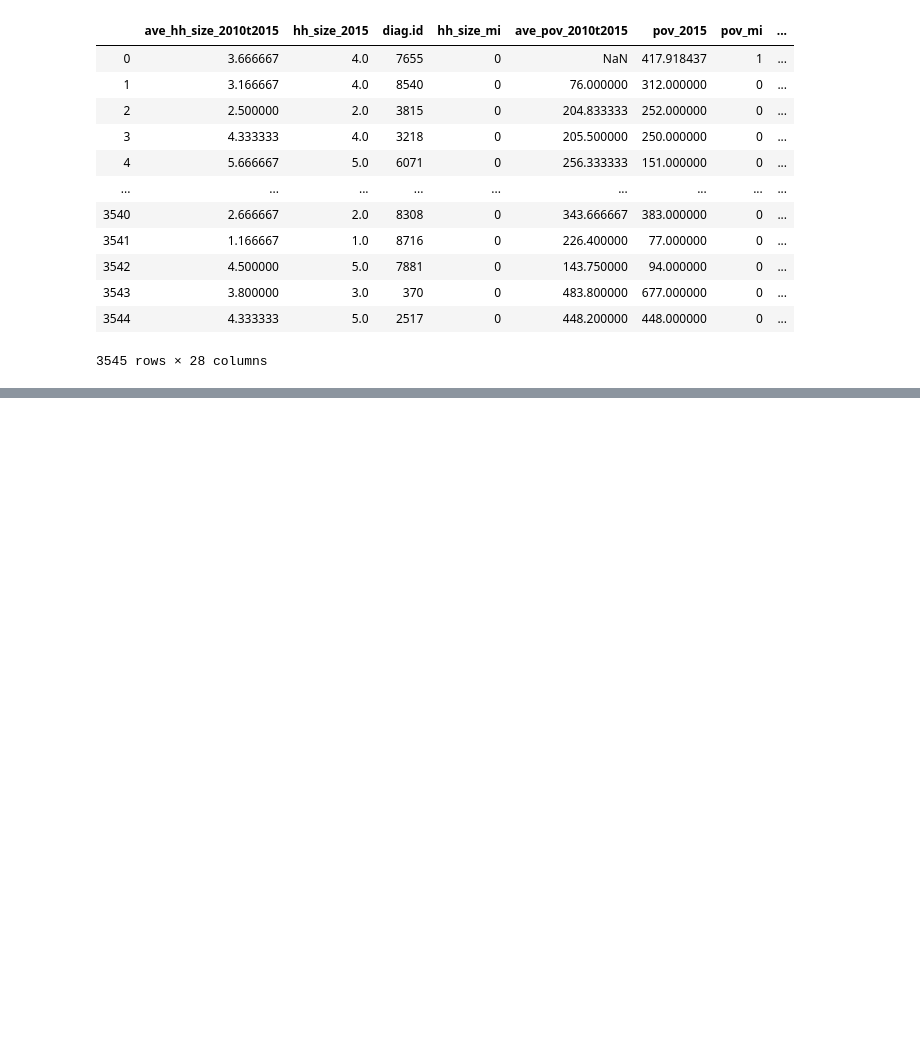
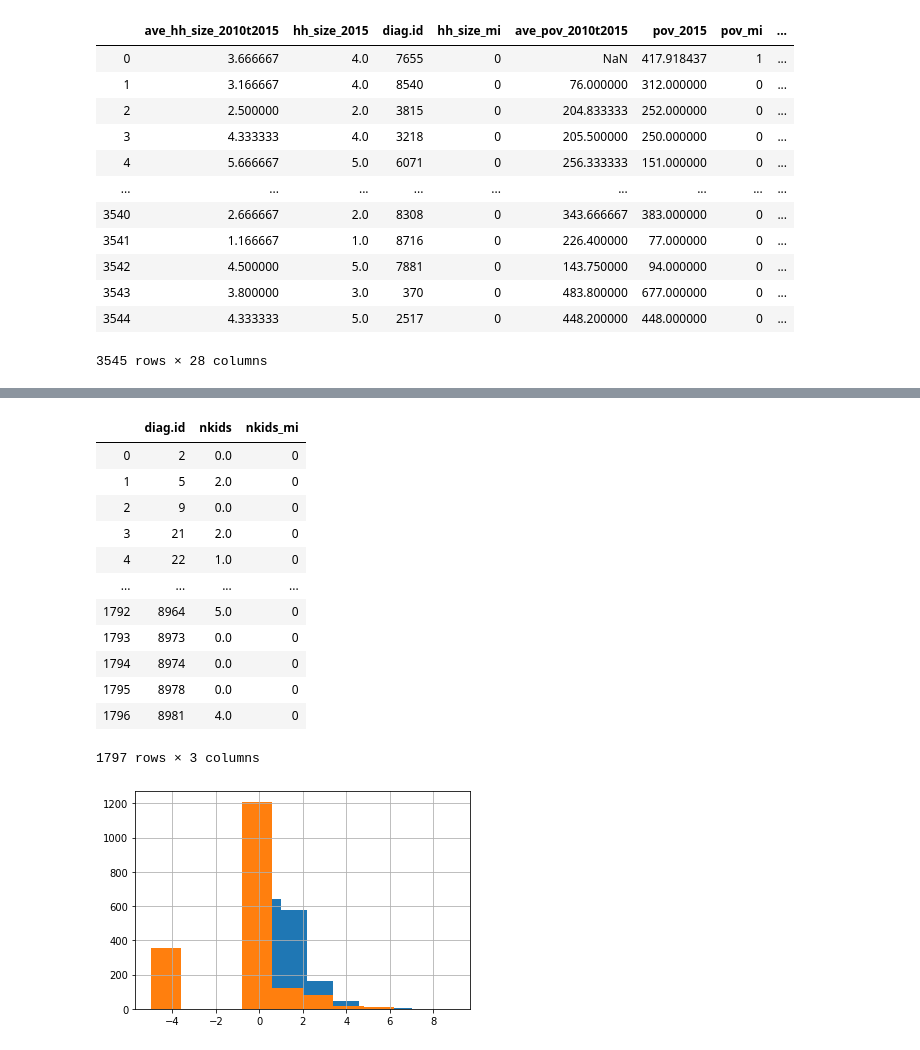
Before and after one commit to lucasmation/MLapp-yhat-challenge, a Jupyter notebook: Part1.ipynb, the cells around one changed output, grey strips where cells are left out. Cells and saved outputs as stored; diff of their text form; code cells hidden in the pictures; blank space fills up the shorter version.

Commit message:
modified notbooks for trianing and data cleaning
#1  upload new notebooks

```diff
--- a/Part1.ipynb
+++ b/Part1.ipynb
@@ -802,0 +821,4 @@ final_data_train
+# %%
+test_data = pd.read_csv('nlsy test set.csv')
+# %%
+test_data['status of respond'] = 'Responded'
@@ -802,0 +908,37 @@ final_data_train
+# %%
+data_kids_hh = test_data[(test_data['status of respond']=='Responded')]
+data_kids_hh = data_kids_hh[['diag.id','U0014800']]
+data_kids_hh['U0014800'] = np.where(data_kids_hh['U0014800']==-4,0,data_kids_hh['U0014800'])
+data_kids_hh['U0014800_temp'] = np.where(data_kids_hh['U0014800']==-3,np.nan,data_kids_hh['U0014800'])
+data_kids_hh['U0014800_missing'] = np.where(data_kids_hh['U0014800']==-3,1,0)
+data_kids_hh['U0014800'] = np.where(data_kids_hh['U0014800']==-3,data_kids_hh['U0014800_temp'].mean(),data_kids_hh['U0014800'])
+data_kids_hh['U0014800'].hist()
+
+
+data_kids_nhh = test_data[(test_data['status of respond']=='Responded')]
+data_kids_nhh = data_kids_nhh[['diag.id','U0014900']]
+data_kids_nhh['U0014900'] = np.where(data_kids_nhh['U0014900']==-4,0,data_kids_nhh['U0014900'])
+data_kids_nhh['U0014900_temp'] = np.where(data_kids_nhh['U0014900']==-3,np.nan,data_kids_nhh['U0014900'])
+data_kids_nhh['U0014900_missing'] = np.where(data_kids_nhh['U0014900']==-3,1,0)
+data_kids_nhh['U0014900'] = np.where(data_kids_nhh['U0014900']==-3,data_kids_nhh['U0014900_temp'].mean(),data_kids_nhh['U0014900'])
+data_kids_nhh['U0014900'].hist()
+nkids_test = pd.merge(data_kids_hh,data_kids_nhh)
+nkids_test['nkids']= nkids_test.U0014800 + nkids_test.U0014900
+nkids_test['nkids_mi'] = nkids_test.U0014900_missing + nkids_test.U0014800_missing
+nkids_test = nkids_test.drop(columns=['U0014800','U0014800_temp','U0014900','U0014900_temp','U0014800_missing','U0014900_missing'])
+nkids_test
+# %% [output]
+|  | diag.id | nkids | nkids_mi |
+| 0 | 2 | 0.0 | 0 |
+| 1 | 5 | 2.0 | 0 |
+| 2 | 9 | 0.0 | 0 |
+| 3 | 21 | 2.0 | 0 |
+| 4 | 22 | 1.0 | 0 |
+| ... | ... | ... | ... |
+| 1792 | 8964 | 5.0 | 0 |
+| 1793 | 8973 | 0.0 | 0 |
+| 1794 | 8974 | 0.0 | 0 |
+| 1795 | 8978 | 0.0 | 0 |
+| 1796 | 8981 | 4.0 | 0 |
+1797 rows × 3 columns
+[figure, added]
```
Also changed, not shown: parts of 9 cells of this notebook, 2 other files.
